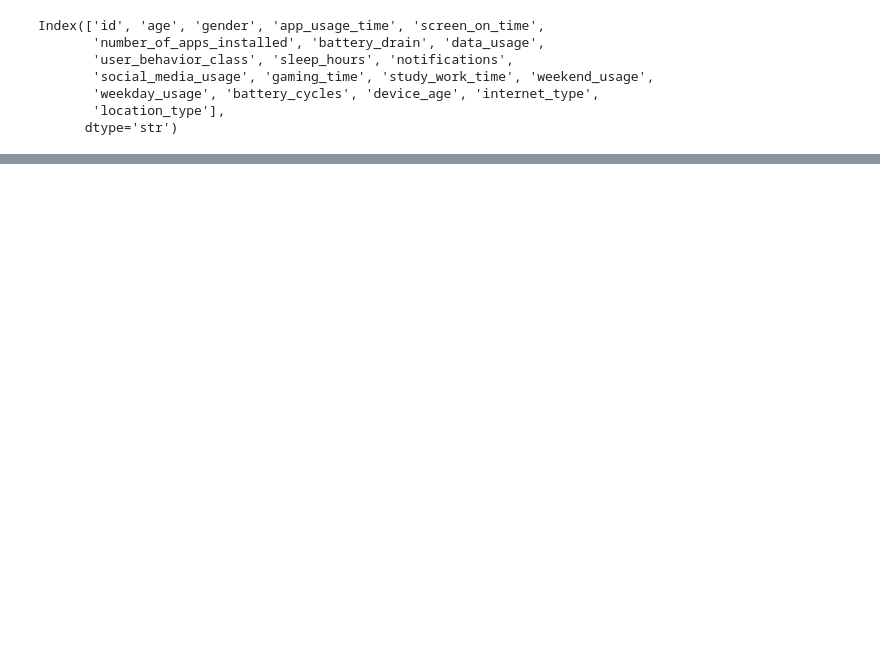
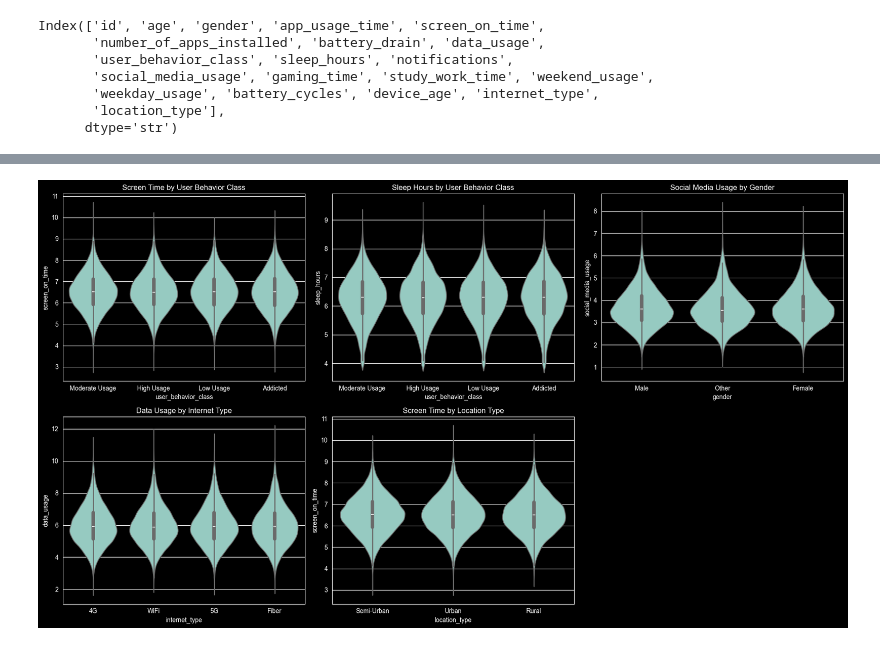
Before and after one commit to Farsan-k/AI-Powered-Mobile-Addiction-Risk-Prediction-System, a Jupyter notebook: EDA.ipynb, the cells around one changed output, grey strips where cells are left out. Drawn from its saved outputs; the diff is of its cells as text; code cells hidden in the pictures; blank space fills up the shorter version.

```diff
--- a/EDA.ipynb
+++ b/EDA.ipynb
@@ -286,0 +340,49 @@ sns.scatterplot(x='social_media_usage', y='sleep_hours', data=df)
+# %%
+fig, axes = plt.subplots(2, 3, figsize=(18, 10))
+
+sns.violinplot(
+    x='user_behavior_class',
+    y='screen_on_time',
+    data=df,
+    ax=axes[0,0]
+)
+axes[0,0].set_title('Screen Time by User Behavior Class')
+
+sns.violinplot(
+    x='user_behavior_class',
+    y='sleep_hours',
+    data=df,
+    ax=axes[0,1]
+)
+axes[0,1].set_title('Sleep Hours by User Behavior Class')
+
+sns.violinplot(
+    x='gender',
+    y='social_media_usage',
+    data=df,
+    ax=axes[0,2]
+)
+axes[0,2].set_title('Social Media Usage by Gender')
+
+sns.violinplot(
+    x='internet_type',
+    y='data_usage',
+    data=df,
+    ax=axes[1,0]
+)
+axes[1,0].set_title('Data Usage by Internet Type')
+
+sns.violinplot(
+    x='location_type',
+    y='screen_on_time',
+    data=df,
+    ax=axes[1,1]
+)
+axes[1,1].set_title('Screen Time by Location Type')
+
+axes[1,2].axis('off')
+
+plt.tight_layout()
+plt.show()
+# %% [output]
+[figure, added]
```
Also changed, not shown: parts of 27 cells of this notebook, 8 other files.
